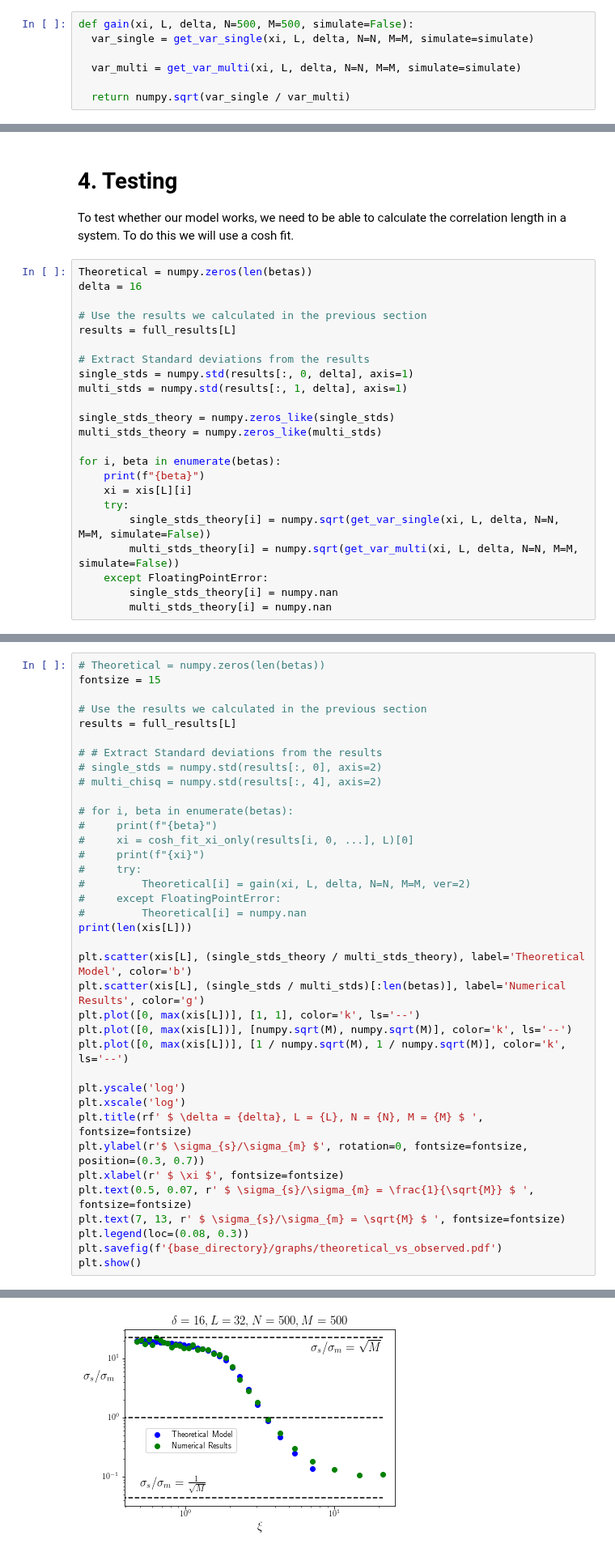
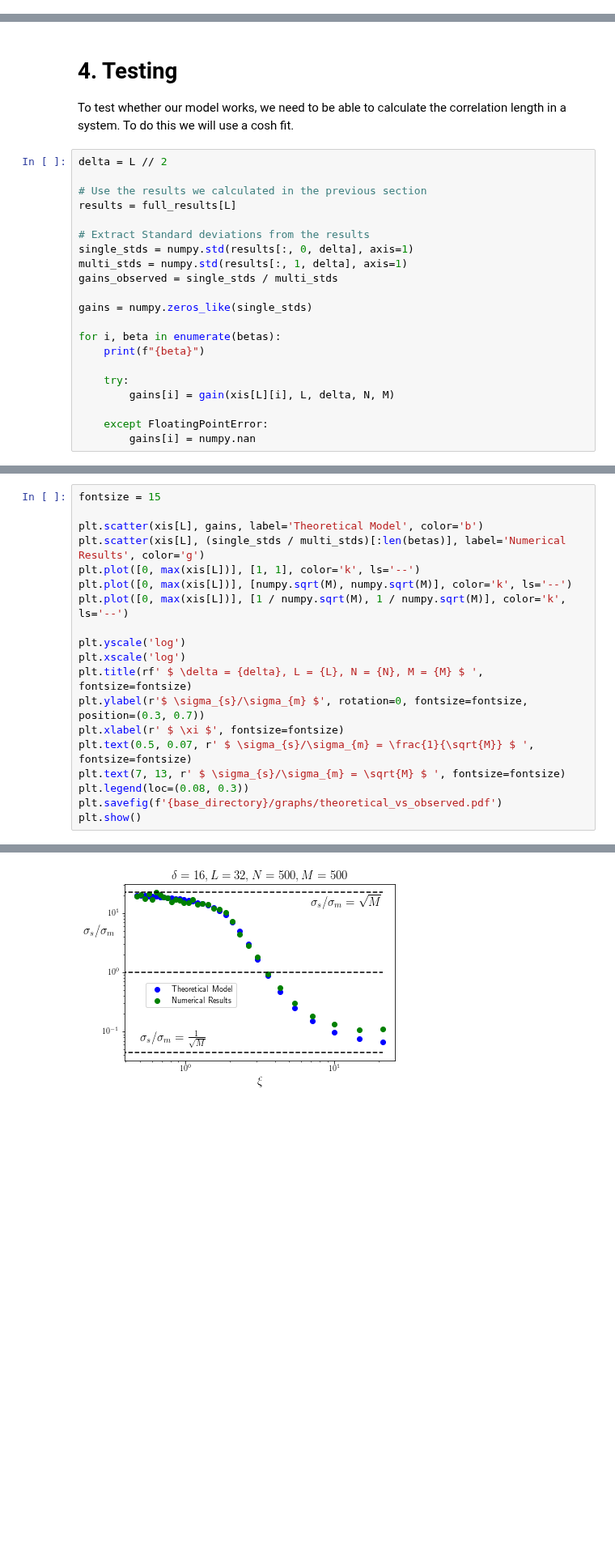
Before and after one commit to BenKMorley/Multilevel_notebook, a Jupyter notebook: Multilevel_Ising_cut.ipynb, the cells around one changed output, grey strips where cells are left out. Shown at 81% size. Drawn from its saved outputs; the diff is of its cells as text; blank space fills up the shorter version.

Commit message:
Replaced confusing recursive code for theoretical model with explicit analytical formulae

```diff
--- a/Multilevel_Ising_cut.ipynb
+++ b/Multilevel_Ising_cut.ipynb
@@ -1822,7 +1660,0 @@ def get_var_multi(xi, L, delta, N=500, M=500, simulate=False):
-# %%
-def gain(xi, L, delta, N=500, M=500, simulate=False):
-  var_single = get_var_single(xi, L, delta, N=N, M=M, simulate=simulate)
-
-  var_multi = get_var_multi(xi, L, delta, N=N, M=M, simulate=simulate)
-
-  return numpy.sqrt(var_single / var_multi)
@@ -1863,8 +1667,7 @@ array([ 0.47393535,  0.50488202,  0.53719823,  0.56919275,  0.60352233,
 
 To test whether our model works, we need to be able to calculate the correlation length in a system. To do this we will use a cosh fit.
 # %%
-Theoretical = numpy.zeros(len(betas))
-delta = 16
+delta = L // 2
 
 # Use the results we calculated in the previous section
 results = full_results[L]
@@ -1872,19 +1675,18 @@ results = full_results[L]
 # Extract Standard deviations from the results
 single_stds = numpy.std(results[:, 0, delta], axis=1)
 multi_stds = numpy.std(results[:, 1, delta], axis=1)
+gains_observed = single_stds / multi_stds
 
-single_stds_theory = numpy.zeros_like(single_stds)
-multi_stds_theory = numpy.zeros_like(multi_stds)
+gains = numpy.zeros_like(single_stds)
 
 for i, beta in enumerate(betas):
     print(f"{beta}")
-    xi = xis[L][i]
+
     try:
-        single_stds_theory[i] = numpy.sqrt(get_var_single(xi, L, delta, N=N, M=M, simulate=False))
-        multi_stds_theory[i] = numpy.sqrt(get_var_multi(xi, L, delta, N=N, M=M, simulate=False))
+        gains[i] = gain(xis[L][i], L, delta, N, M)
+
     except FloatingPointError:
-        single_stds_theory[i] = numpy.nan
-        multi_stds_theory[i] = numpy.nan
+        gains[i] = numpy.nan
 # %% [output]
 0.1
 0.11098989656483134
@@ -1936,25 +1708,7 @@ array([19.95520108, 19.78428011, 19.5887468 , 19.38867758, 19.17631731,
 # %%
-# Theoretical = numpy.zeros(len(betas))
 fontsize = 15
 
-# Use the results we calculated in the previous section
-results = full_results[L]
-
-# # Extract Standard deviations from the results
-# single_stds = numpy.std(results[:, 0], axis=2)
-# multi_chisq = numpy.std(results[:, 4], axis=2)
-
-# for i, beta in enumerate(betas):
-#     print(f"{beta}")
-#     xi = cosh_fit_xi_only(results[i, 0, ...], L)[0]
-#     print(f"{xi}")
-#     try:
-#         Theoretical[i] = gain(xi, L, delta, N=N, M=M, ver=2)
-#     except FloatingPointError:
-#         Theoretical[i] = numpy.nan
-print(len(xis[L]))
-
-plt.scatter(xis[L], (single_stds_theory / multi_stds_theory), label='Theoretical Model', color='b')
+plt.scatter(xis[L], gains, label='Theoretical Model', color='b')
 plt.scatter(xis[L], (single_stds / multi_stds)[:len(betas)], label='Numerical Results', color='g')
 plt.plot([0, max(xis[L])], [1, 1], color='k', ls='--')
 plt.plot([0, max(xis[L])], [numpy.sqrt(M), numpy.sqrt(M)], color='k', ls='--')
@@ -1975 +1728 @@ plt.show()
-[figure, old version]
+[figure, new version]
```
Also changed, not shown: parts of 28 cells of this notebook.
